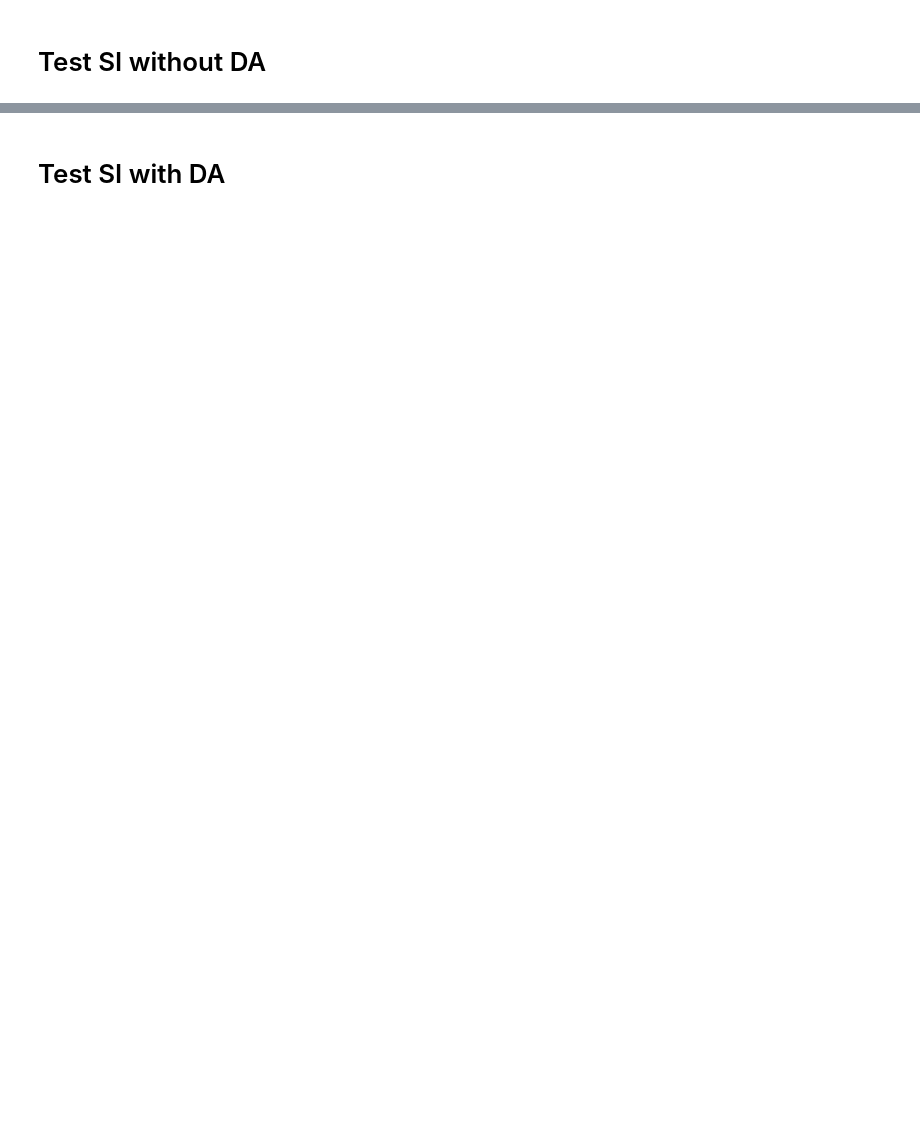
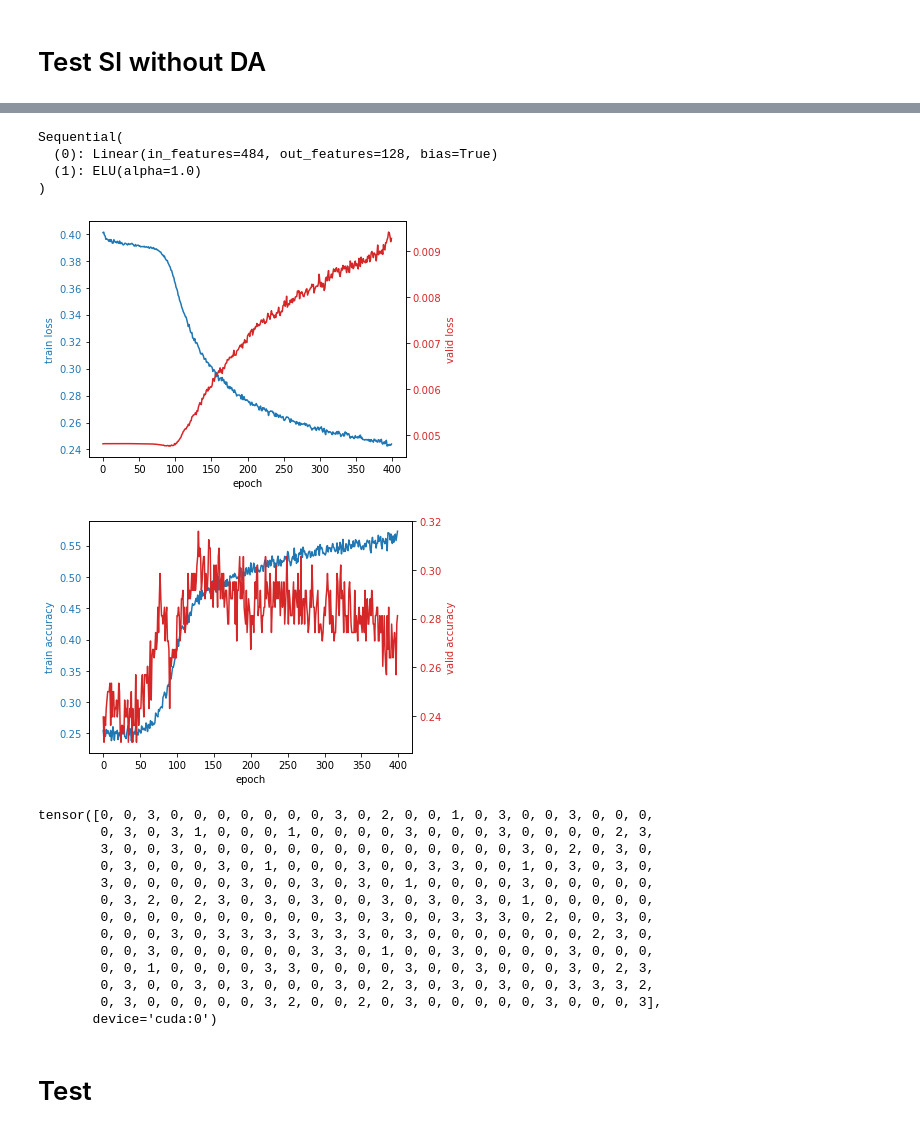
Before and after one commit to mmi366127/end-to-end-CNN-with-attentional-mechanism-to-raw-EEG-in-BCI-classification, a Jupyter notebook: main.ipynb, the cells around one changed output, grey strips where cells are left out. Saved outputs shown, nothing was run; the diff lists cells and outputs as text; code cells hidden in the pictures; blank space fills up the shorter version.

```diff
--- a/main.ipynb
+++ b/main.ipynb
@@ -61,0 +130,36 @@ utils.plot_curve(accuracy_log, 'accuracy')
+# %%
+from dataset.matDataset import SI_dataset
+from torch.utils.data import DataLoader
+import torch.optim as optim
+import torch.nn as nn
+import torch
+
+from models import *
+from trial import *
+
+
+model = AttentionNet(
+    input_size = (22, 562),
+    activate_func = nn.ELU,
+    dropout = 0.9,
+    kernel_size = 25,
+    dense_size = 128,
+    filter_number = 32
+)
+
+
+optimizer = optim.Adam(
+    model.parameters(),
+    lr = 0.00001,
+    weight_decay = 0.1
+)
+
+train_dataset = SI_dataset()
+test_dataset = SI_dataset(train = False)
+
+train_loader = DataLoader(train_dataset, batch_size = 128)
+
+
+device = torch.device('cuda:0')
+
+model, loss_log, accuracy_log = train(model, device, nn.CrossEntropyLoss(), optimizer, 400, train_loader, test_dataset)
@@ -62,5 +180,33 @@ utils.plot_curve(accuracy_log, 'accuracy')
+# %%
+from importlib import reload
+import utils
+print(model.FC1)
+reload(utils)
+utils.plot_curve(loss_log, 'loss')
+utils.plot_curve(accuracy_log, 'accuracy')
+print(torch.argmax(model(test_dataset.data.to(device)), dim = 1))
+# %% [output]
+Sequential(
+  (0): Linear(in_features=484, out_features=128, bias=True)
+  (1): ELU(alpha=1.0)
+)
+[figure, added]
+[figure, added]
+tensor([0, 0, 3, 0, 0, 0, 0, 0, 0, 0, 3, 0, 2, 0, 0, 1, 0, 3, 0, 0, 3, 0, 0, 0,
+        0, 3, 0, 3, 1, 0, 0, 0, 1, 0, 0, 0, 0, 3, 0, 0, 0, 3, 0, 0, 0, 0, 2, 3,
+        3, 0, 0, 3, 0, 0, 0, 0, 0, 0, 0, 0, 0, 0, 0, 0, 0, 0, 3, 0, 2, 0, 3, 0,
+        0, 3, 0, 0, 0, 3, 0, 1, 0, 0, 0, 3, 0, 0, 3, 3, 0, 0, 1, 0, 3, 0, 3, 0,
+        3, 0, 0, 0, 0, 0, 3, 0, 0, 3, 0, 3, 0, 1, 0, 0, 0, 0, 3, 0, 0, 0, 0, 0,
+        0, 3, 2, 0, 2, 3, 0, 3, 0, 3, 0, 0, 3, 0, 3, 0, 3, 0, 1, 0, 0, 0, 0, 0,
+        0, 0, 0, 0, 0, 0, 0, 0, 0, 0, 3, 0, 3, 0, 0, 3, 3, 3, 0, 2, 0, 0, 3, 0,
+        0, 0, 0, 3, 0, 3, 3, 3, 3, 3, 3, 3, 0, 3, 0, 0, 0, 0, 0, 0, 0, 2, 3, 0,
+        0, 0, 3, 0, 0, 0, 0, 0, 0, 3, 3, 0, 1, 0, 0, 3, 0, 0, 0, 0, 3, 0, 0, 0,
+        0, 0, 1, 0, 0, 0, 0, 3, 3, 0, 0, 0, 0, 3, 0, 0, 3, 0, 0, 0, 3, 0, 2, 3,
+        0, 3, 0, 0, 3, 0, 3, 0, 0, 0, 3, 0, 2, 3, 0, 3, 0, 3, 0, 0, 3, 3, 3, 2,
+        0, 3, 0, 0, 0, 0, 0, 3, 2, 0, 0, 2, 0, 3, 0, 0, 0, 0, 0, 3, 0, 0, 0, 3],
+       device='cuda:0')
 # %% [markdown]
-# Test SI with DA
+# Test
 # %%
 from dataset.matDataset import SI_dataset
 from torch.utils.data import DataLoader
```
Also changed, not shown: parts of 9 cells of this notebook, 3 other files.
